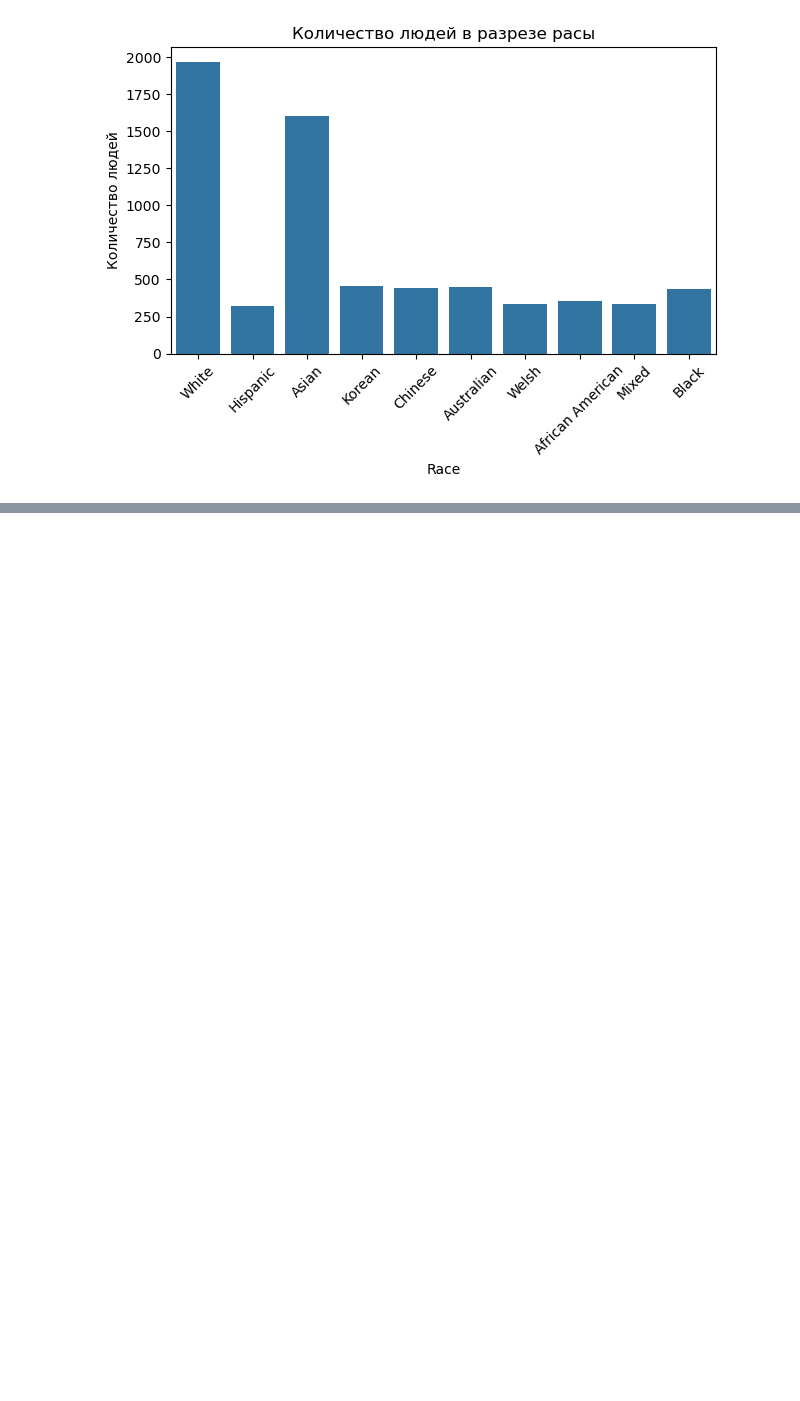
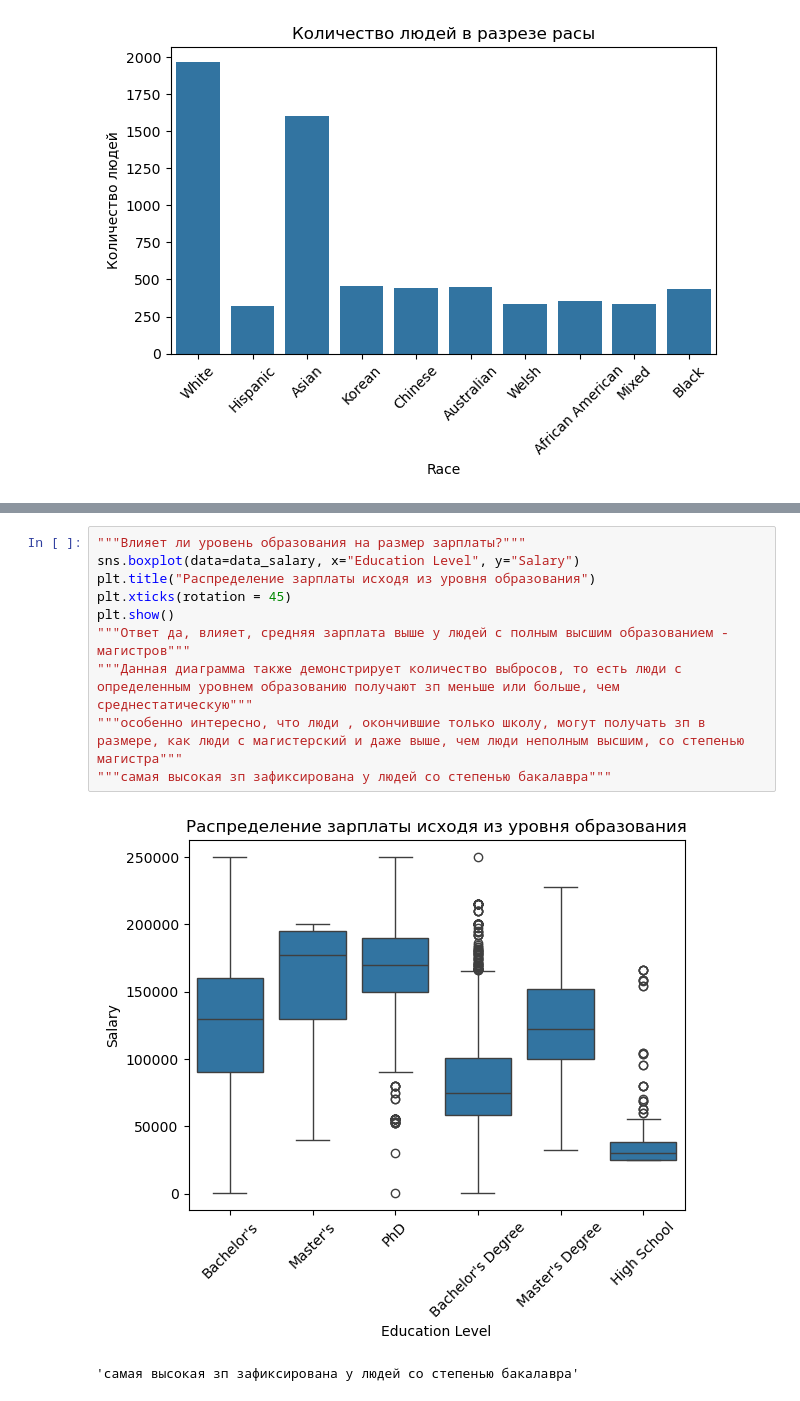
Before and after one commit to sgusshina/statictics, a Jupyter notebook: hw3/hw3.ipynb, the cells around one changed output, grey strips where cells are left out. Drawn from its saved outputs; the diff is of its cells as text; blank space fills up the shorter version.

```diff
--- a/hw3/hw3.ipynb
+++ b/hw3/hw3.ipynb
@@ -140,0 +325,13 @@ plt.show()
+# %%
+"""Влияет ли уровень образования на размер зарплаты?"""
+sns.boxplot(data=data_salary, x="Education Level", y="Salary")
+plt.title("Распределение зарплаты исходя из уровня образования")
+plt.xticks(rotation = 45)
+plt.show()
+"""Ответ да, влияет, средняя зарплата выше у людей с полным высшим образованием - магистров"""
+"""Данная диаграмма также демонстрирует количество выбросов, то есть люди с определенным уровнем образованию получают зп меньше или больше, чем среднестатическую"""
+"""особенно интересно, что люди , окончившие только школу, могут получать зп в размере, как люди с магистерский и даже выше, чем люди неполным высшим, со степенью магистра"""
+"""самая высокая зп зафиксирована у людей со степенью бакалавра"""
+# %% [output]
+[figure, added]
+'самая высокая зп зафиксирована у людей со степенью бакалавра'
```
Also changed, not shown: parts of 20 cells of this notebook, 1 other file.
